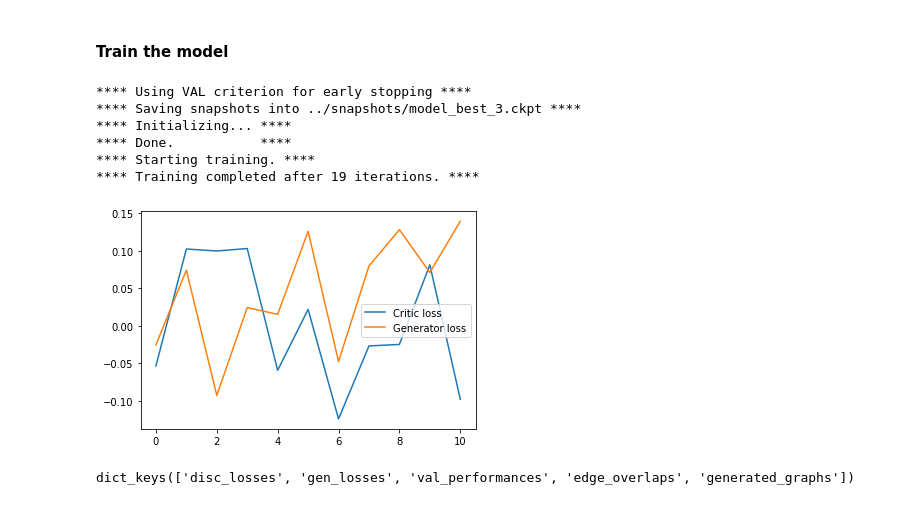
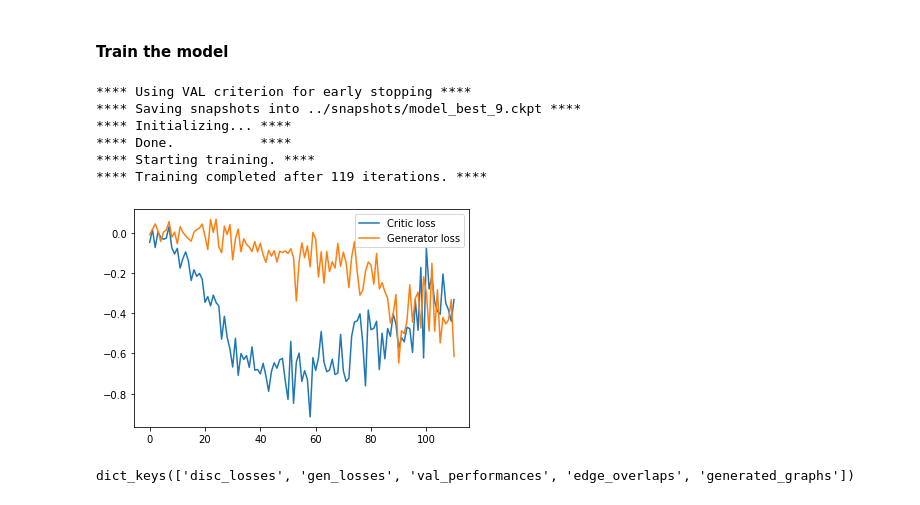
Before and after one commit to gooddoog/netgan, a Jupyter notebook: try.ipynb, the cells around one changed output. Saved outputs shown, nothing was run; the diff lists cells and outputs as text; code cells hidden in the pictures.

```diff
--- a/try.ipynb
+++ b/try.ipynb
@@ -78,7 +78,7 @@ assert (train_graph.toarray() == train_graph.toarray().T).all()
 #### Parameters
 # %%
 rw_len = 16
-batch_size = 2
+batch_size = 8
 # %%
 walker = utils.RandomWalker(train_graph, rw_len, p=1, q=1, batch_size=batch_size)
 # %% [markdown]
@@ -113,15 +119,15 @@ eval_every = 2000
 plot_every = 2000
 # %%
 log_dict = netgan.train(A_orig=_A_obs, val_ones=val_ones, val_zeros=val_zeros, stopping=stopping,
-                        eval_every=eval_every, plot_every=plot_every, max_patience=20, max_iters=20)
+                        eval_every=eval_every, plot_every=plot_every, max_patience=20, max_iters=120)
 # %% [output]
 **** Using VAL criterion for early stopping ****
-**** Saving snapshots into ../snapshots/model_best_3.ckpt ****
+**** Saving snapshots into ../snapshots/model_best_9.ckpt ****
 **** Initializing... ****
 **** Done.           ****
 **** Starting training. ****
-**** Training completed after 19 iterations. ****
+**** Training completed after 119 iterations. ****
-[figure, old version]
+[figure, new version]
 # %%
 log_dict.keys()
 # %% [output]
```
Also changed, not shown: parts of 8 cells of this notebook.
